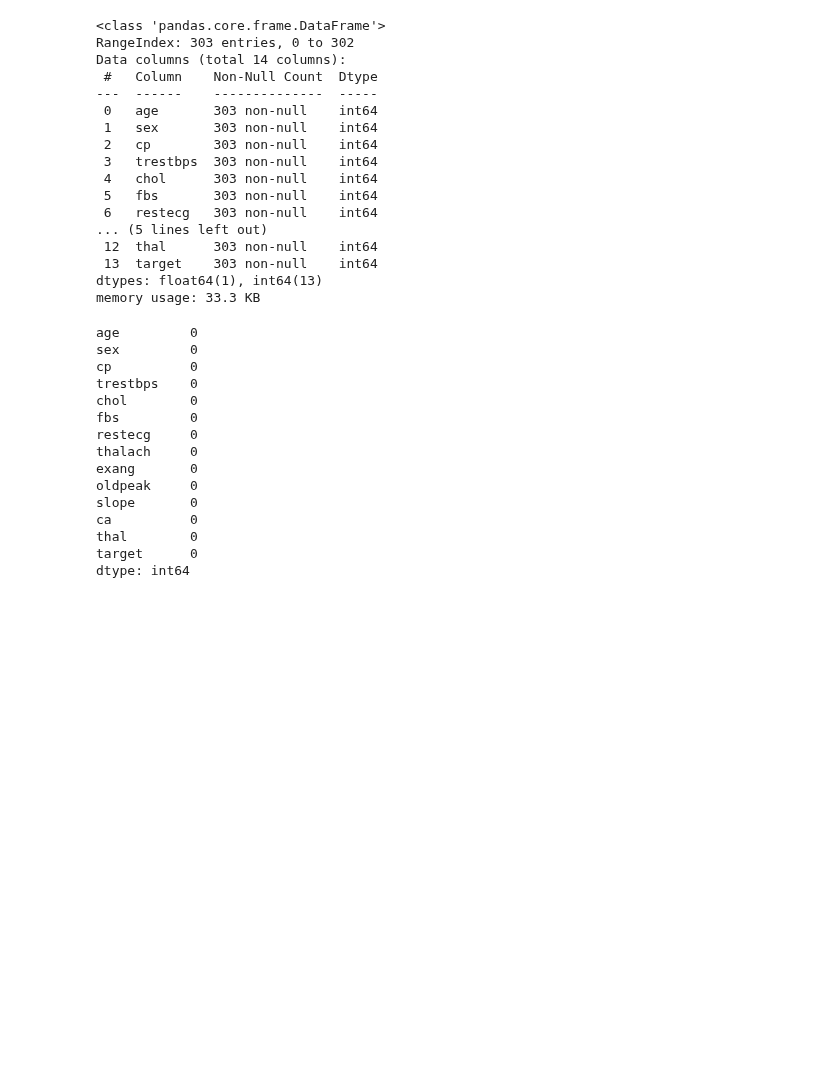
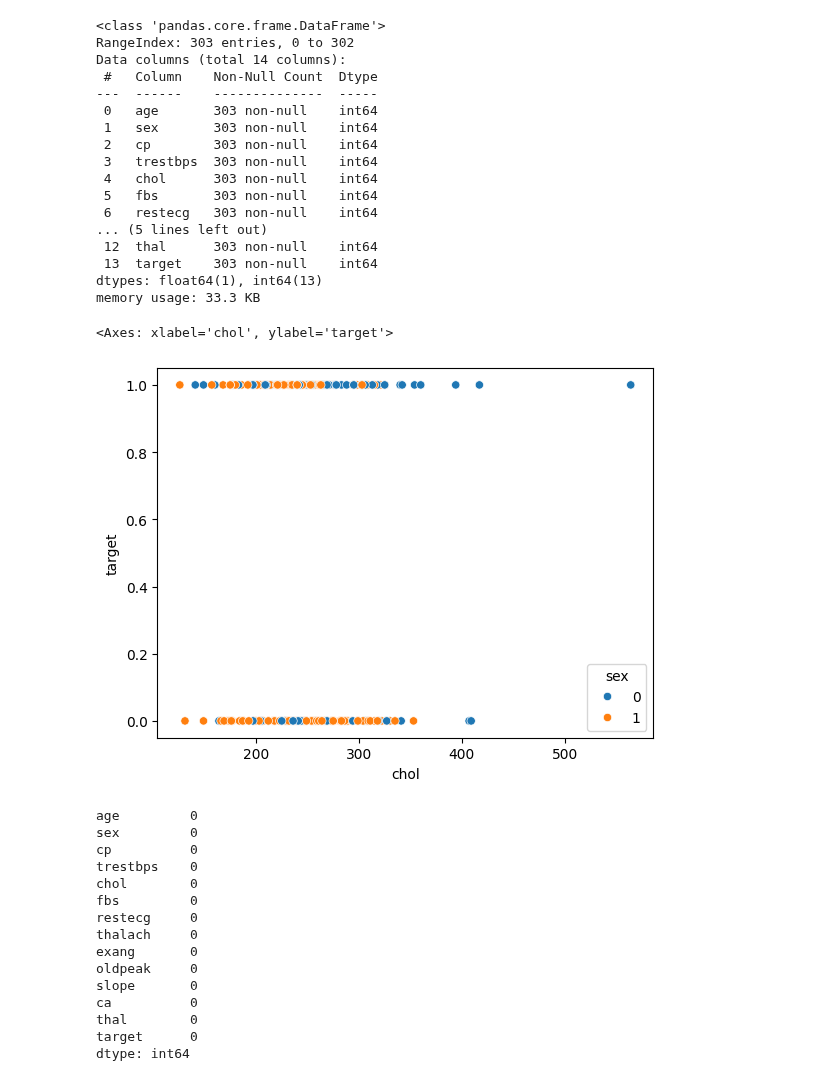
Before and after one commit to Shayan1064/machine-learning-journey, a Jupyter notebook: Day 13/Main.ipynb, the cells around one changed output. Drawn from its saved outputs; the diff is of its cells as text; code cells hidden in the pictures; blank space fills up the shorter version.

```diff
--- a/Day 13/Main.ipynb
+++ b/Day 13/Main.ipynb
@@ -38,6 +48,16 @@ Data columns (total 14 columns):
  13  target    303 non-null    int64
 dtypes: float64(1), int64(13)
 memory usage: 33.3 KB
+# %%
+sns.scatterplot(
+    data=df,
+    x='chol',
+    y='target',
+    hue='sex'
+)
+# %% [output]
+<Axes: xlabel='chol', ylabel='target'>
+[figure, added]
 # %%
 df.isnull().sum()
 # %% [output]
```
Also changed, not shown: parts of 1 cell of this notebook.
